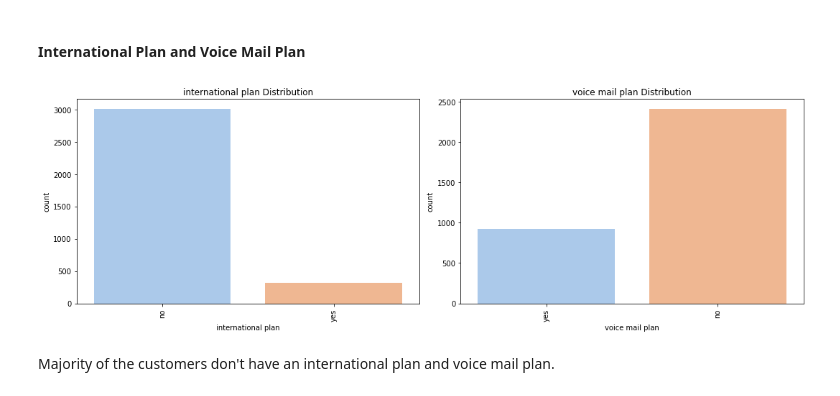
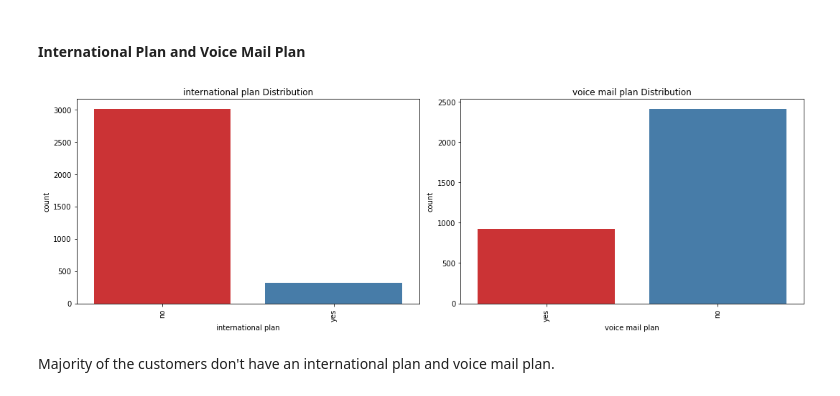
Before and after one commit to 101Prudencia-py/Churn-Analysis, a Jupyter notebook: Untitled.ipynb, the cells around one changed output. Cells and saved outputs as stored; diff of their text form; code cells hidden in the pictures.

```diff
--- a/Untitled.ipynb
+++ b/Untitled.ipynb
@@ -383,21 +403,21 @@ The state with the lowest count is California (CA) with only 34 occurrences.
 # %%
 # Set up the figure and axes for subplots
 fig, axs = plt.subplots(nrows=1, ncols=2, figsize=(15, 5))
 
 # Calculate value counts and plot bar plots for categorical variables
 categorical_cols = ["international plan", "voice mail plan"]
 
 
 for i, col in enumerate(categorical_cols):
-    sns.countplot(x=col, data=df, ax=axs[i])
+    sns.countplot(x=col, data=df, ax=axs[i], palette = 'Set1')
     axs[i].set_title(f"{col} Distribution")
     axs[i].tick_params(axis='x', rotation=90)
 
 # Adjust the layout and spacing
 plt.tight_layout()
 plt.show()
 # %% [output]
-[figure, old version]
+[figure, new version]
 # %% [markdown]
 Majority of the customers don't have an international plan and voice mail plan.
 # %% [markdown]
```
Also changed, not shown: parts of 17 cells of this notebook.
